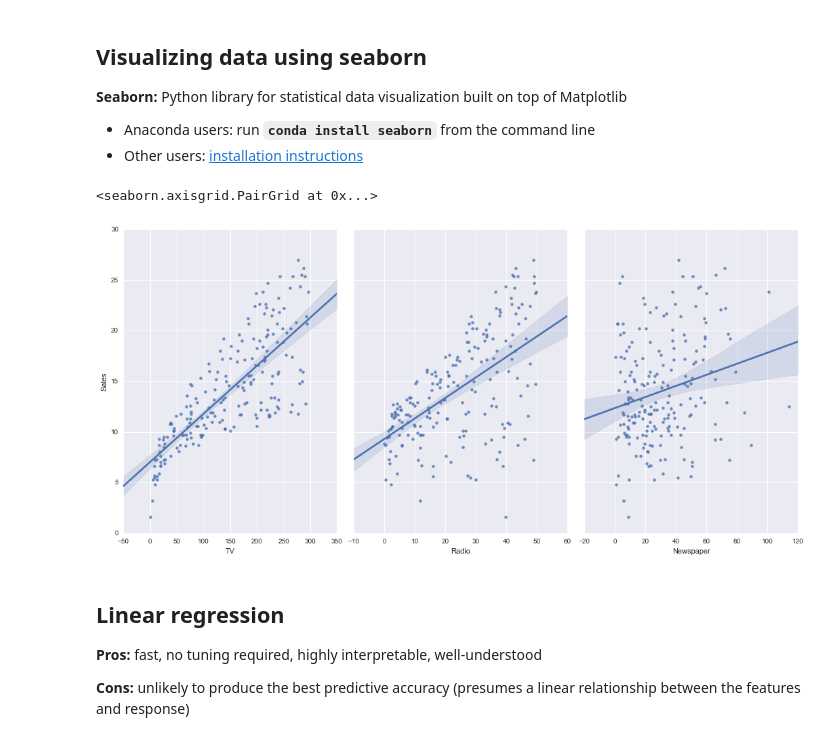
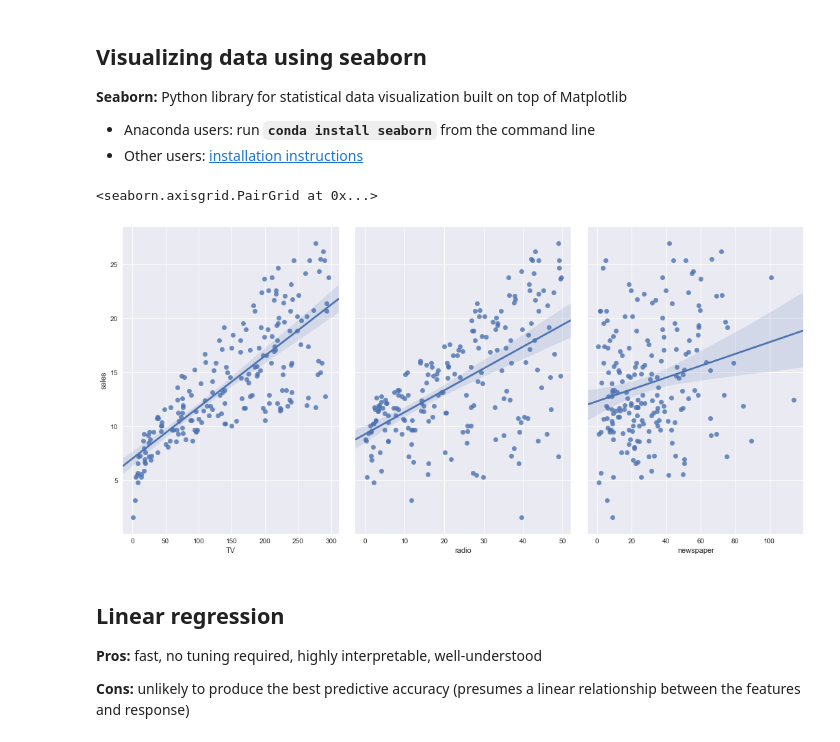
Before and after one commit to rjc89/DS_coursework, a Jupyter notebook: sklearn_tutorials/06_linear_regression.ipynb, the cells around one changed output. Drawn from its saved outputs; the diff is of its cells as text; code cells hidden in the pictures.

Commit message:
PythonDataScienceHandbook/

```diff
--- a/sklearn_tutorials/06_linear_regression.ipynb
+++ b/sklearn_tutorials/06_linear_regression.ipynb
@@ -85,10 +99,12 @@ import seaborn as sns
 %matplotlib inline
 # %%
-# visualize the relationship between the features and the response using scatterplots
-sns.pairplot(data, x_vars=['TV','Radio','Newspaper'], y_vars='Sales', size=7, aspect=0.7, kind='reg')
+# # visualize the relationship between the features and the response using scatterplots
+# sns.pairplot(data, x_vars=['TV','Radio','Newspaper'], y_vars='Sales', size=7, aspect=0.7, kind='reg')
+
+sns.pairplot(data, x_vars=['TV','radio','newspaper'], y_vars='sales', size=7, aspect = 0.7, kind = 'reg')
 # %% [output]
 <seaborn.axisgrid.PairGrid at 0x...>
-[figure, old version]
+[figure, new version]
 # %% [markdown]
 ## Linear regression
 
```
Also changed, not shown: parts of 21 cells of this notebook, 42 other files.
